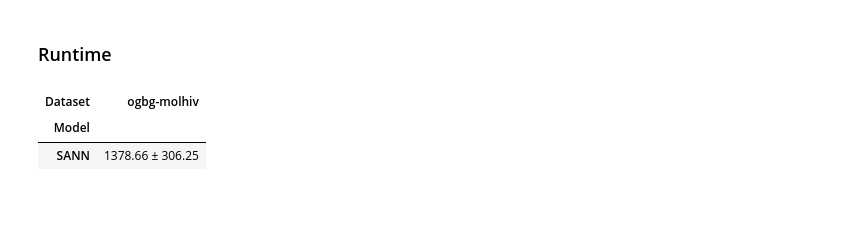
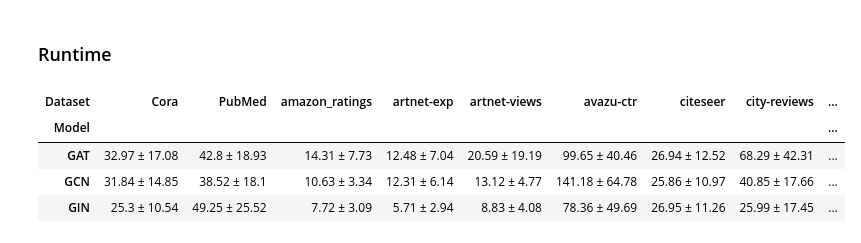
Before and after one commit to geometric-intelligence/TopoBench, a Jupyter notebook: tutorials/extract_time.ipynb, the cells around one changed output. Saved outputs shown, nothing was run; the diff lists cells and outputs as text; code cells hidden in the pictures; blank space fills up the shorter version.

```diff
--- a/tutorials/extract_time.ipynb
+++ b/tutorials/extract_time.ipynb
@@ -393,8 +784,10 @@ result_dict.columns = ["Dataset", "Model", "Average Training Time"]
 # %%
 result_dict.pivot_table(
     index="Model", columns="Dataset", values="Average Training Time", aggfunc="first"
-)[['ogbg-molhiv']] #[['MUTAG', 'NCI1','NCI109','PROTEINS','ZINC']]
+)
 # %% [output]
-| Dataset | ogbg-molhiv |
-| Model |  |
-| SANN | 1378.66 ± 306.25 |
+| Dataset | Cora | PubMed | amazon_ratings | artnet-exp | artnet-views | avazu-ctr | citeseer | city-reviews | ... |
+| Model |  |  |  |  |  |  |  |  | ... |
+| GAT | 32.97 ± 17.08 | 42.8 ± 18.93 | 14.31 ± 7.73 | 12.48 ± 7.04 | 20.59 ± 19.19 | 99.65 ± 40.46 | 26.94 ± 12.52 | 68.29 ± 42.31 | ... |
+| GCN | 31.84 ± 14.85 | 38.52 ± 18.1 | 10.63 ± 3.34 | 12.31 ± 6.14 | 13.12 ± 4.77 | 141.18 ± 64.78 | 25.86 ± 10.97 | 40.85 ± 17.66 | ... |
+| GIN | 25.3 ± 10.54 | 49.25 ± 25.52 | 7.72 ± 3.09 | 5.71 ± 2.94 | 8.83 ± 4.08 | 78.36 ± 49.69 | 26.95 ± 11.26 | 25.99 ± 17.45 | ... |
```
Also changed, not shown: parts of 15 cells of this notebook.
